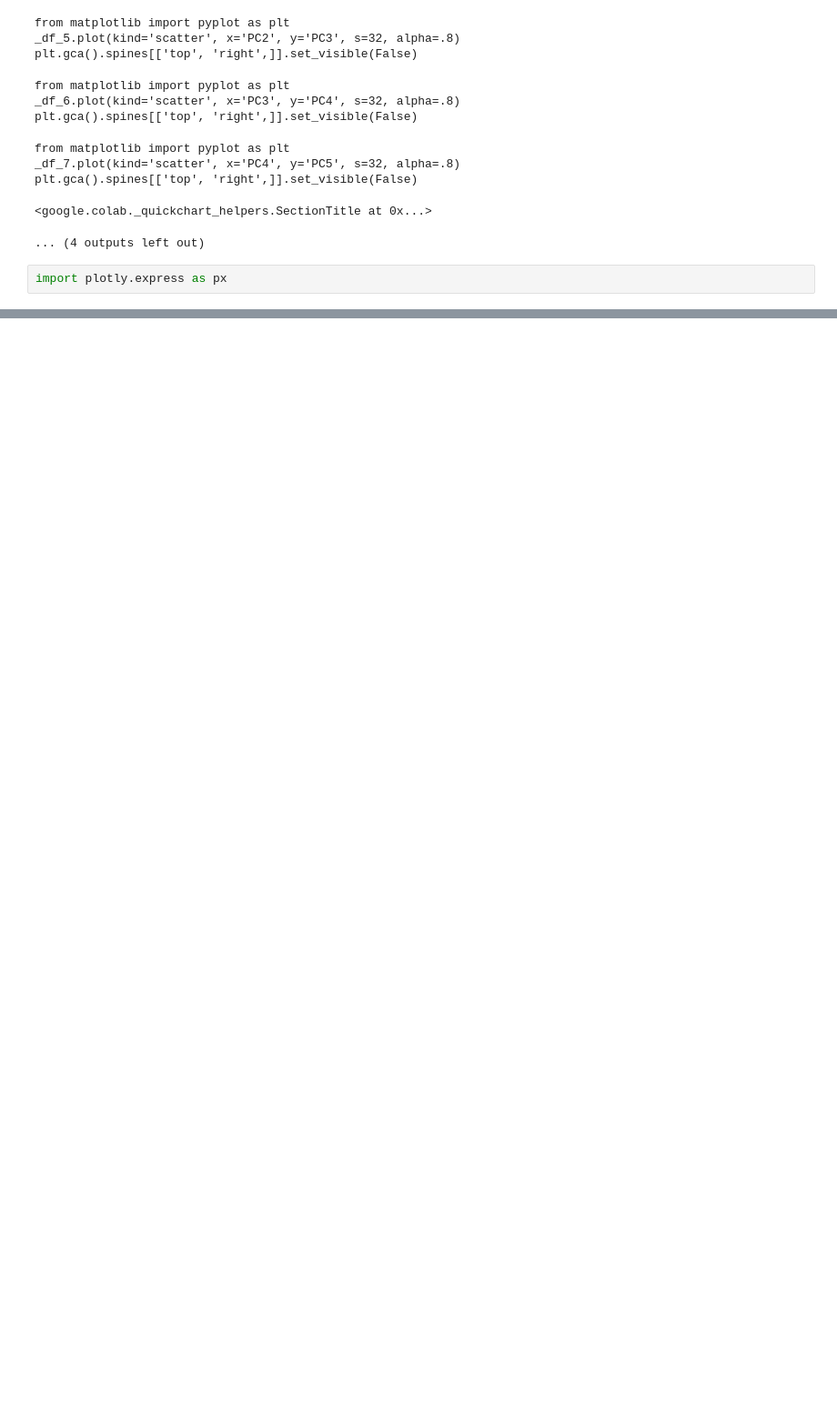
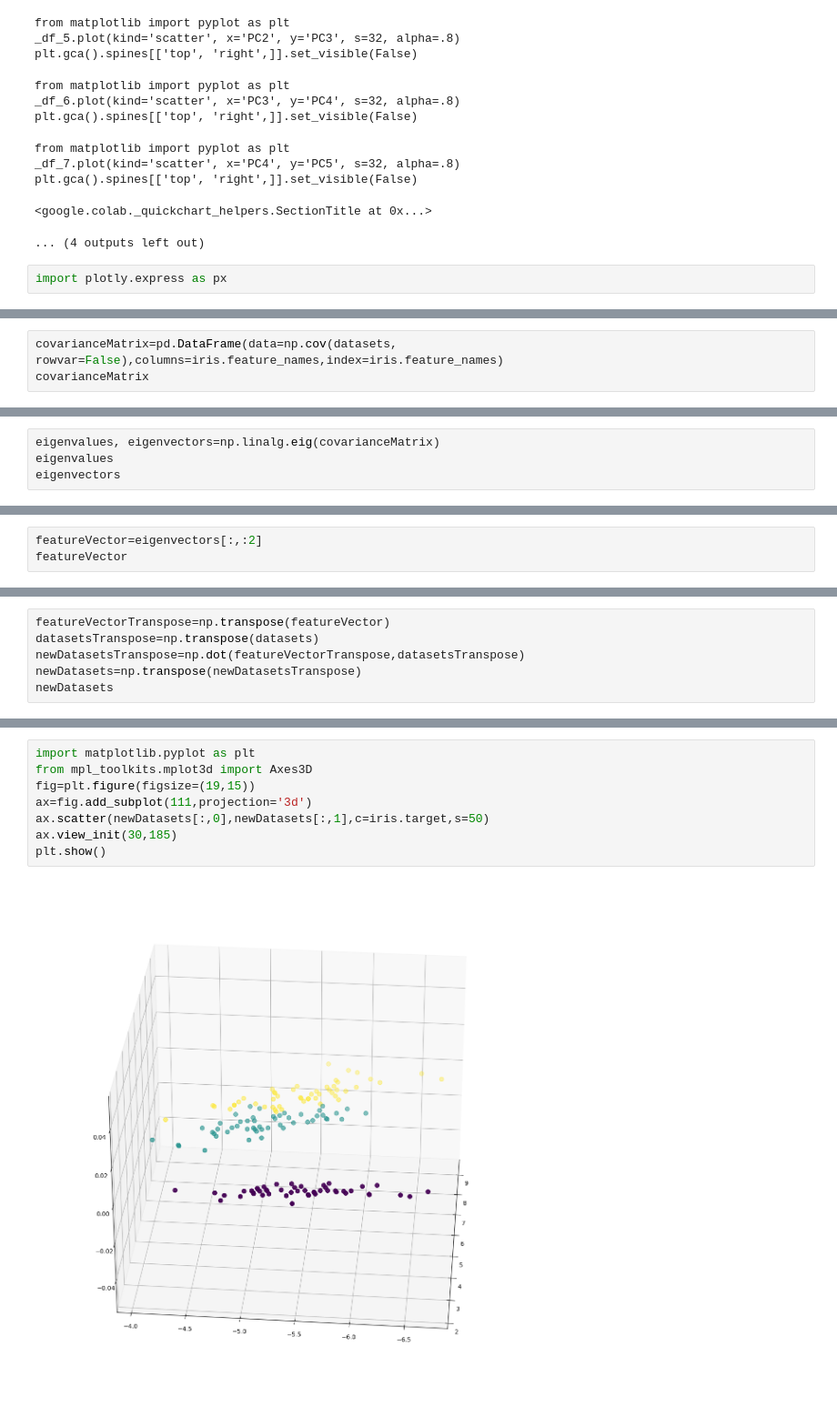
Before and after one commit to Neersha/Machine-learning, a Jupyter notebook: Monazite_Machine_Learning_python2.ipynb, the cells around one changed output, grey strips where cells are left out. Shown at 91% size. Saved outputs shown, nothing was run; the diff lists cells and outputs as text; blank space fills up the shorter version.

```diff
--- a/Monazite_Machine_Learning_python2.ipynb
+++ b/Monazite_Machine_Learning_python2.ipynb
@@ -142,0 +182,3 @@ fig.show()
+# %%
+covarianceMatrix=pd.DataFrame(data=np.cov(datasets, rowvar=False),columns=iris.feature_names,index=iris.feature_names)
+covarianceMatrix
@@ -142,0 +191,4 @@ fig.show()
+# %%
+eigenvalues, eigenvectors=np.linalg.eig(covarianceMatrix)
+eigenvalues
+eigenvectors
@@ -142,0 +210,3 @@ fig.show()
+# %%
+featureVector=eigenvectors[:,:2]
+featureVector
@@ -142,0 +218,6 @@ fig.show()
+# %%
+featureVectorTranspose=np.transpose(featureVector)
+datasetsTranspose=np.transpose(datasets)
+newDatasetsTranspose=np.dot(featureVectorTranspose,datasetsTranspose)
+newDatasets=np.transpose(newDatasetsTranspose)
+newDatasets
@@ -142,0 +242,10 @@ fig.show()
+# %%
+import matplotlib.pyplot as plt
+from mpl_toolkits.mplot3d import Axes3D
+fig=plt.figure(figsize=(19,15))
+ax=fig.add_subplot(111,projection='3d')
+ax.scatter(newDatasets[:,0],newDatasets[:,1],c=iris.target,s=50)
+ax.view_init(30,185)
+plt.show()
+# %% [output]
+[figure, added]
```
Also changed, not shown: parts of 19 cells of this notebook.
